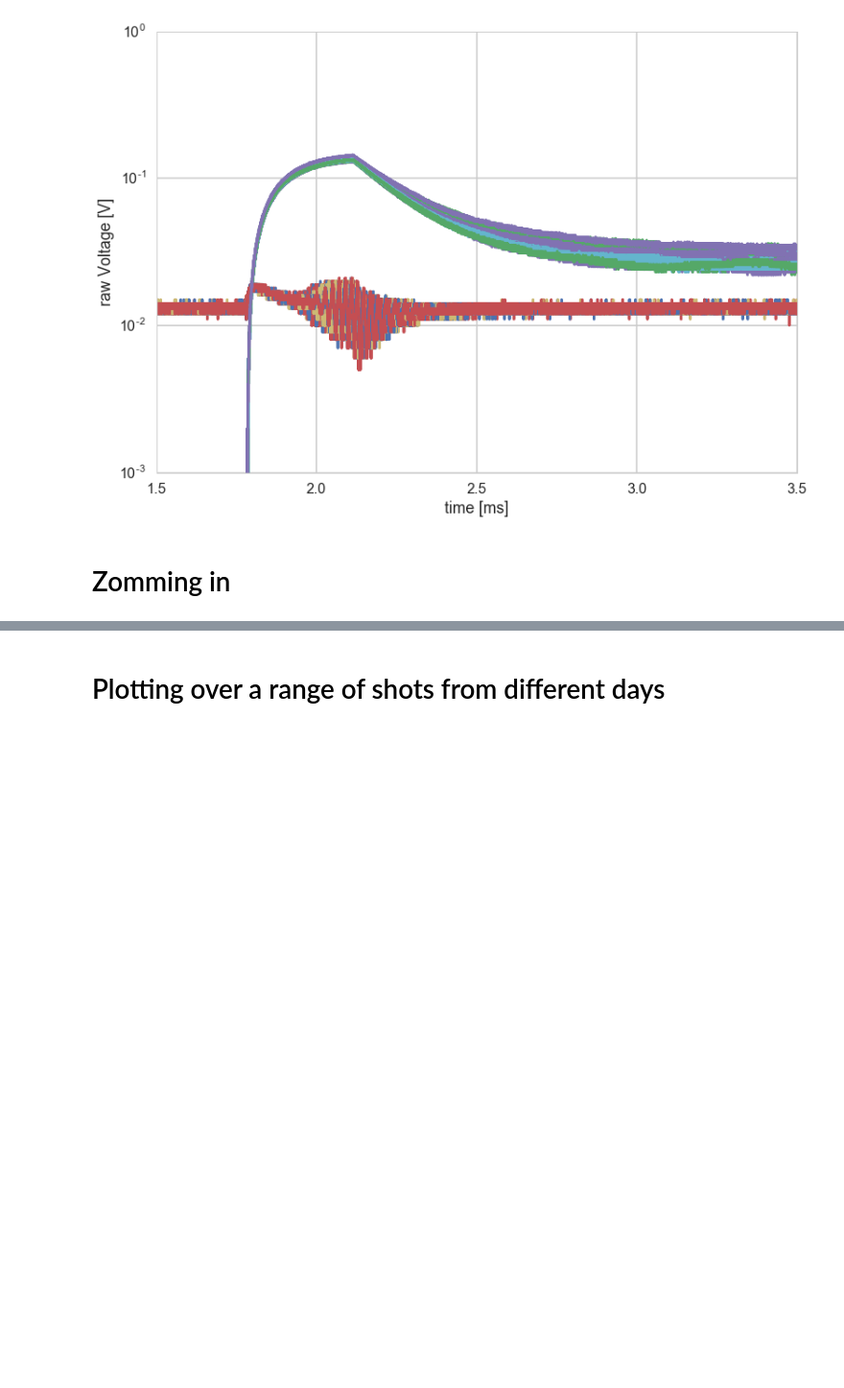
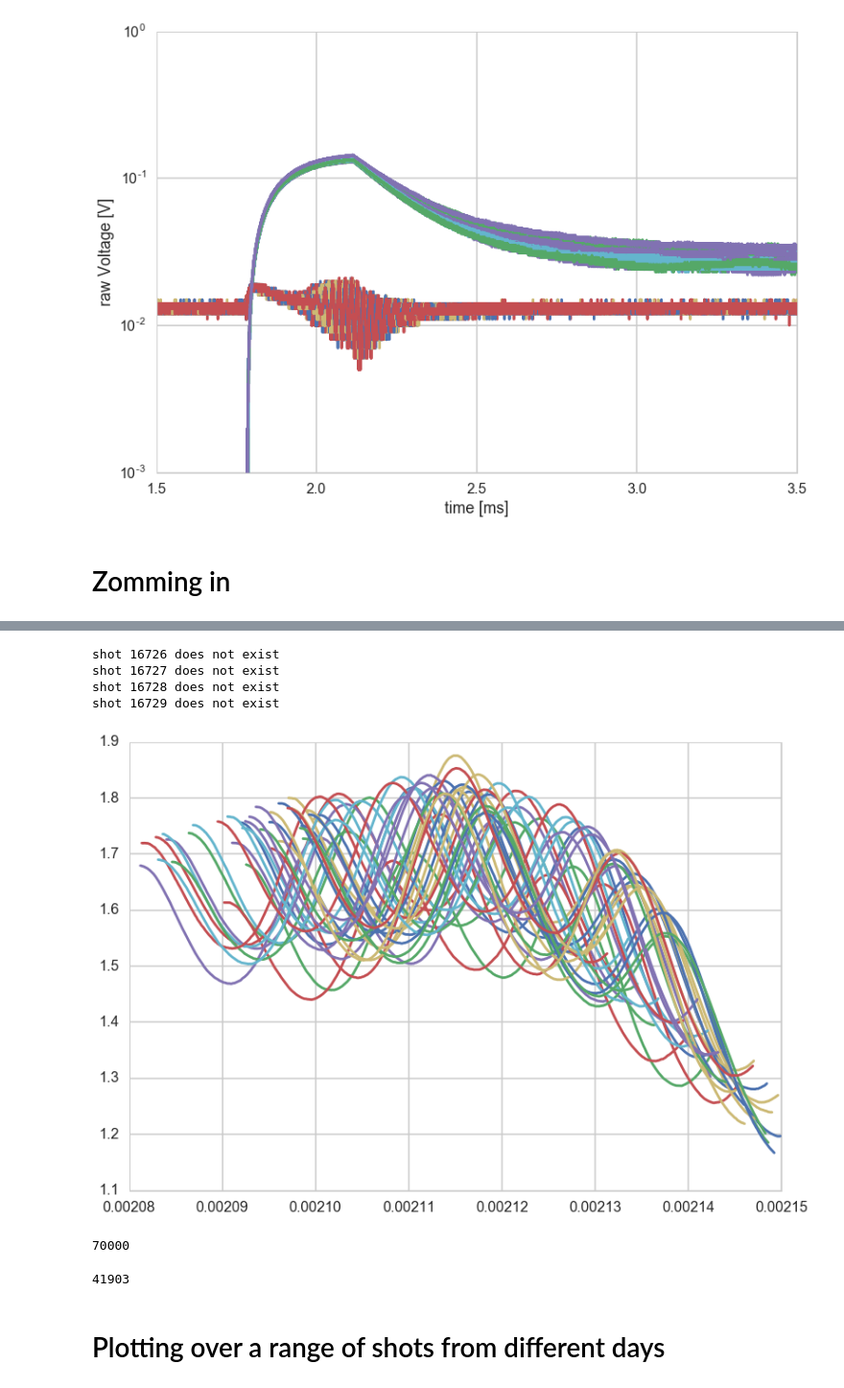
Before and after one commit to jensv/relative_canonical_helicity, a Jupyter notebook: determine_relative_times.ipynb, the cells around one changed output, grey strips where cells are left out. Shown at 96% size. Saved outputs shown, nothing was run; the diff lists cells and outputs as text; code cells hidden in the pictures; blank space fills up the shorter version.

```diff
--- a/determine_relative_times.ipynb
+++ b/determine_relative_times.ipynb
@@ -133,3 +219,43 @@ shot 16729 does not exist
+# %%
+for shot in np.arange(16691, 16730):
+    try:
+        raw_signals = retrieve_fiduciary_signals(shot)
+        dt = raw_signals['time'][1] - raw_signals['time'][0]
+        integral = cumtrapz(raw_signals['fid_a'][38000:45000], dx=dt, initial=0)
+        integral_detrend = detrend(integral)
+        integral_norm = integral_detrend / np.abs(integral_detrend).max()
+        integral_norm = integral_norm - integral_norm[0]
+        if integral_norm.mean() < 0:
+            integral_norm = integral_norm *-1.
+
+        connection = sqlite3.connect('/home/jensv/rsx/jens_analysis/shots_database/source/shots.db')
+        connection.row_factory = sqlite3.Row
+        cursor = connection.cursor()
+        cursor.execute("SELECT zero_phase_index FROM Shots WHERE shot=" + str(shot))
+        rows = cursor.fetchall()
+        cursor.close()
+        connection.close()
+        zero_phase_index = rows[0]['zero_phase_index']
+
+        plt.plot(raw_signals['time'][zero_phase_index:zero_phase_index+1000], integral_norm[zero_phase_index - 38000:zero_phase_index - 38000+ 1000])
+        #plot_signals(raw_signals, time_range=(1.9,2.3), show=False)
+    except:
+        print 'shot %i does not exist' % shot
+plt.show()
+# %% [output]
+shot 16726 does not exist
+shot 16727 does not exist
+shot 16728 does not exist
+shot 16729 does not exist
+[figure, added]
+# %%
+raw_signals['fid_a'].size
+# %% [output]
+70000
+# %%
+zero_phase_index
+# %% [output]
+41903
 # %% [markdown]
 # Plotting over a range of shots from different days
 # %% [markdown]
```
Also changed, not shown: parts of 14 cells of this notebook, 2 other files.
